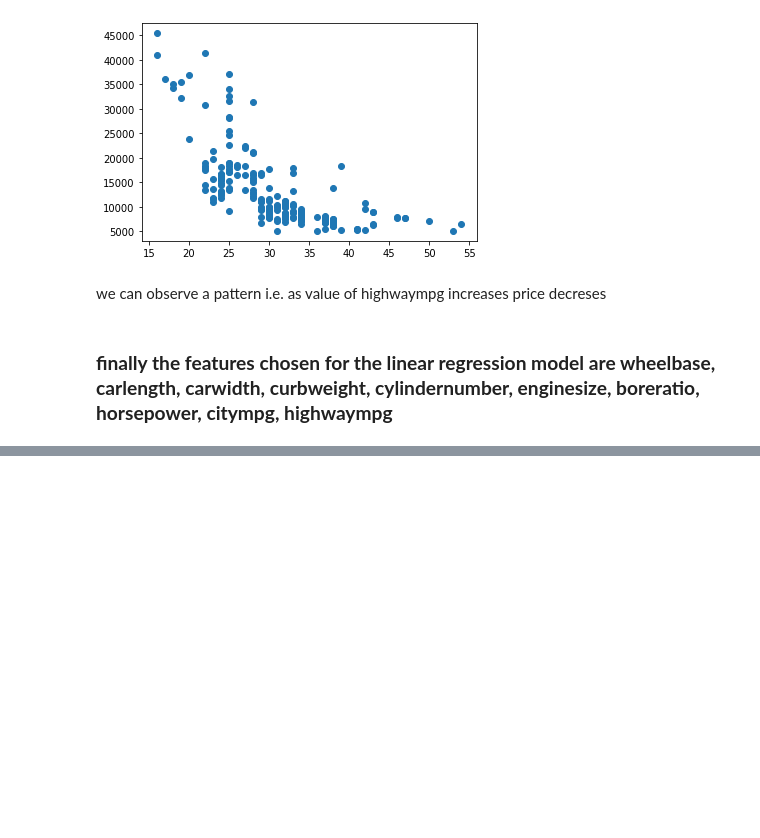
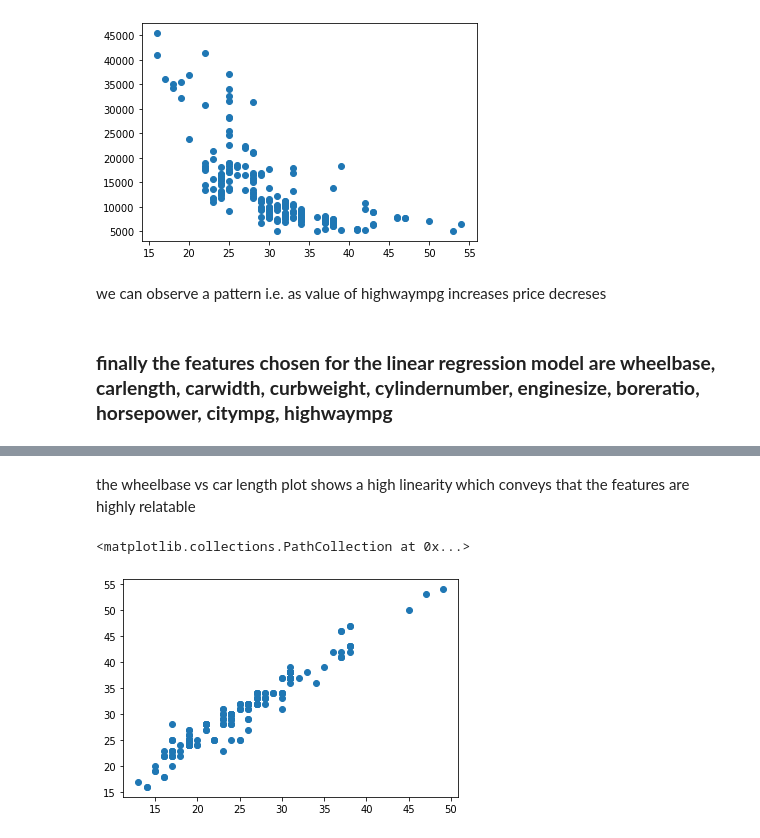
Before and after one commit to sulaiman01/Learning-Projects, a Jupyter notebook: data_visualization.ipynb, the cells around one changed output, grey strips where cells are left out. Cells and saved outputs as stored; diff of their text form; code cells hidden in the pictures; blank space fills up the shorter version.

```diff
--- a/data_visualization.ipynb
+++ b/data_visualization.ipynb
@@ -209,0 +217,7 @@ we can observe a pattern i.e. as value of highwaympg increases price decreses
+# %% [markdown]
+the wheelbase vs car length plot shows a high linearity which conveys that the features are highly relatable
+# %%
+plt.scatter(data_set['citympg'],data_set['highwaympg'])
+# %% [output]
+<matplotlib.collections.PathCollection at 0x...>
+[figure, added]
```
Also changed, not shown: parts of 4 cells of this notebook.
